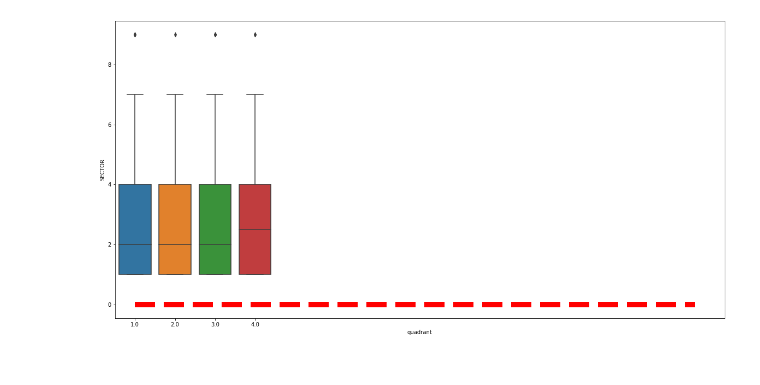
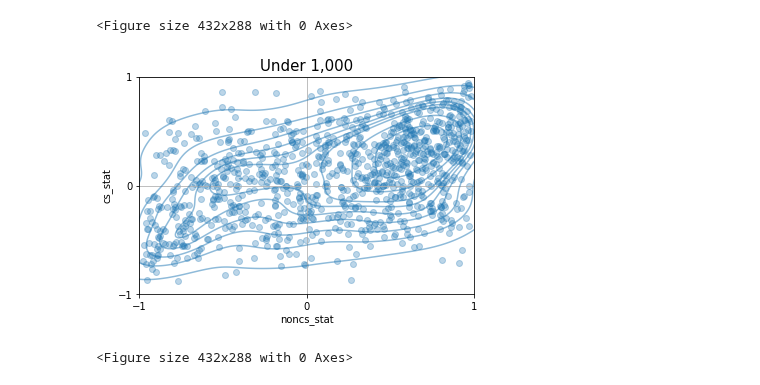
Before and after one commit to jmasontaylor/Education, a Jupyter notebook: src/Analysis/InstituteType.ipynb, the cells around one changed output. Saved outputs shown, nothing was run; the diff lists cells and outputs as text; code cells hidden in the pictures.

```diff
--- a/src/Analysis/InstituteType.ipynb
+++ b/src/Analysis/InstituteType.ipynb
@@ -29,7 +41,23 @@ se = unis_stats[unis_stats['OBEREG'] == 5]
+# %%
+plt.scatter(unis_stats['noncs_stat'], \
+            unis_stats['cs_stat'], \
+            label=reg, alpha=0.3)
+sns.kdeplot(unis_stats['noncs_stat'], \
+            y=unis_stats['cs_stat'], \
+            label=reg, alpha=0.5)
+plt.title(reg, fontsize=15)
+plt.xticks([-1, 0, 1]);
+plt.yticks([-1, 0, 1]);
+plt.xlim(-1, 1)
+plt.ylim(-1, 1)
+plt.grid()
+plt.figure()
+# %% [output]
+<Figure size 432x288 with 0 Axes>
+[figure, added]
+<Figure size 432x288 with 0 Axes>
 # %%
-plt.figure(figsize=(20, 10))
-sns.boxplot(x='quadrant', y='SECTOR', data=unis_stats)#, order=unis_stats.groupby('STABBR').mean().sort_values('cs_stat', ascending=False).index)
-plt.plot(range(15), [0]*15, 'r--', linewidth=10);
+# plt.figure(figsize=(20, 10))
+# sns.boxplot(x='quadrant', y='INSTSIZE', data=unis_stats)#, order=unis_stats.groupby('STABBR').mean().sort_values('cs_stat', ascending=False).index)
+# plt.plot(range(15), [0]*15, 'r--', linewidth=10);
-# %% [output]
-[figure, removed]
 # %%
```
Also changed, not shown: parts of 10 cells of this notebook, 4 other files.
